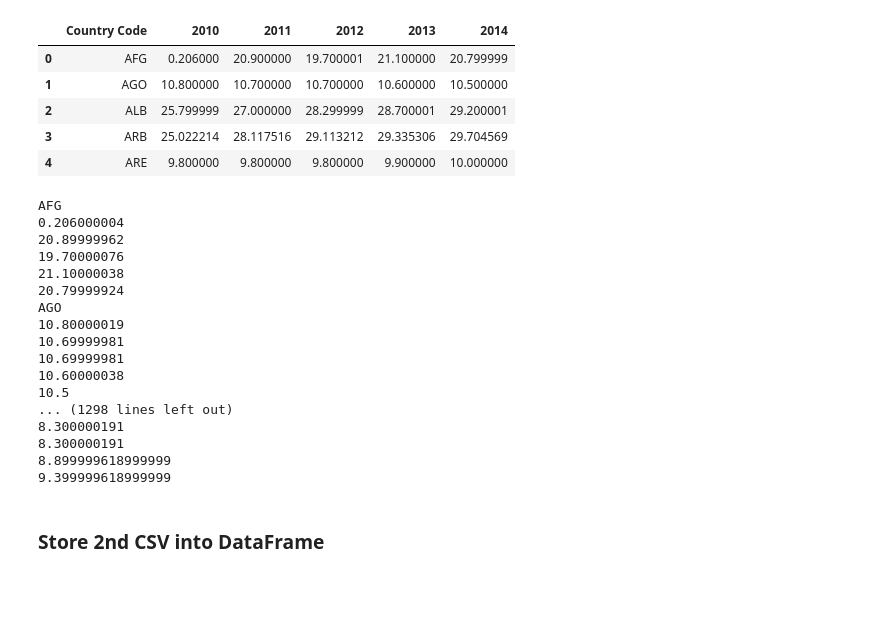
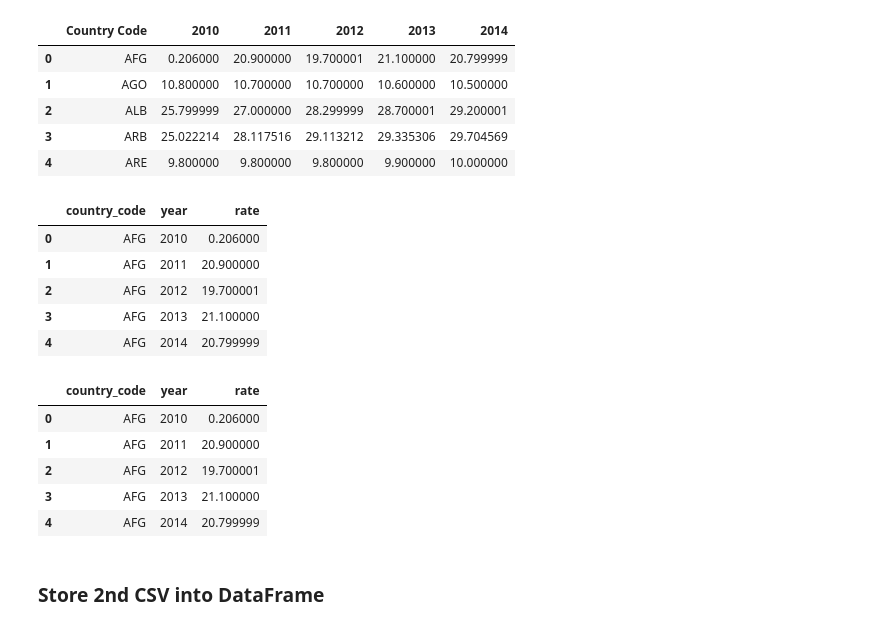
Before and after one commit to lucyhohler/ETL, a Jupyter notebook: data_etl.ipynb, the cells around one changed output. Drawn from its saved outputs; the diff is of its cells as text; code cells hidden in the pictures; blank space fills up the shorter version.

Commit message:
finalizing data

```diff
--- a/data_etl.ipynb
+++ b/data_etl.ipynb
@@ -27,8 +27,6 @@ new_world_labor_rates_df.head()
 | 3 | ARB | 25.022214 | 28.117516 | 29.113212 | 29.335306 | 29.704569 |
 | 4 | ARE | 9.800000 | 9.800000 | 9.800000 | 9.900000 | 10.000000 |
 # %%
-rates_df = pd.DataFrame( columns=['country_code', 'year', 'rate'])
-
 # series_to_be_added = Series({"b": 0})
 #rates_df = rates_df.append([['USA', 2010, 0.00110]],
                    #ignore_index=True, columns=list('ABC'))
@@ -39,45 +37,59 @@ rates_df = pd.DataFrame( columns=['country_code', 'year', 'rate'])
                     #[row['Country Code'], 2011, row['2011']],
                     #[row['Country Code'], 2012, row['2012']],
                     #[row['Country Code'], 2013, row['2013']],
                     #[row['Country Code'], 2014, row['2014']]],
                    #ignore_index=True)
 
 #new_world_labor_rates_df.apply(into_rates, axis=1)
+rates_df = pd.DataFrame( columns=['country_code', 'year', 'rate'])
 
 for index, row in new_world_labor_rates_df.iterrows():
     country = row[0]
-    for item in row:
-        print(item)
-        #df.append(item[0], item[1], '2010')
+    rate2010 = row[1]
+    rate2011 = row[2]
+    rate2012 = row[3]
+    rate2013 = row[4]
+    rate2014 = row[5]
+    rates_df= rates_df.append({'country_code':country, 'year':'2010', 'rate':rate2010 }, ignore_index=True)
+    rates_df= rates_df.append({'country_code':country, 'year':'2011', 'rate':rate2011 }, ignore_index=True)
+    rates_df= rates_df.append({'country_code':country, 'year':'2012', 'rate':rate2012 }, ignore_index=True)
+    rates_df= rates_df.append({'country_code':country, 'year':'2013', 'rate':rate2013 }, ignore_index=True)
+    rates_df= rates_df.append({'country_code':country, 'year':'2014', 'rate':rate2014 }, ignore_index=True)
+    #for item in row:
+        #print(rates_df)
+       #  rates_df= rates_df.append({'country_code':country, 'year':'2010', 'rate':item }, ignore_index=True)
+
         #df.append(item[0], item[2], '2011')
-        #df.append(item[0], item[3], '2012')
-
+        #df.append(item[0], item[3], '2012
+        #print(rates_df)
 
    # rate2010 = row[1]
    # rate2011 = row[2]
    # rate2012 = row[3]
    # rate2013 = row[4]
    # rate2014 = row[5]
 
     #insert to db
+
+
+
+rates_df.head()
 # %% [output]
-AFG
-0.206000004
-20.89999962
-19.70000076
-21.10000038
-20.79999924
-AGO
-10.80000019
-10.69999981
-10.69999981
-10.60000038
-10.5
-... (1298 lines left out)
-8.300000191
-8.300000191
-8.899999618999999
-9.399999618999999
+|  | country_code | year | rate |
+| 0 | AFG | 2010 | 0.206000 |
+| 1 | AFG | 2011 | 20.900000 |
+| 2 | AFG | 2012 | 19.700001 |
+| 3 | AFG | 2013 | 21.100000 |
+| 4 | AFG | 2014 | 20.799999 |
+# %%
+rates_df.head()
+# %% [output]
+|  | country_code | year | rate |
+| 0 | AFG | 2010 | 0.206000 |
+| 1 | AFG | 2011 | 20.900000 |
+| 2 | AFG | 2012 | 19.700001 |
+| 3 | AFG | 2013 | 21.100000 |
+| 4 | AFG | 2014 | 20.799999 |
 # %% [markdown]
 ### Store 2nd CSV into DataFrame
 # %%
```
Also changed, not shown: parts of 4 cells of this notebook, 1 other file.
